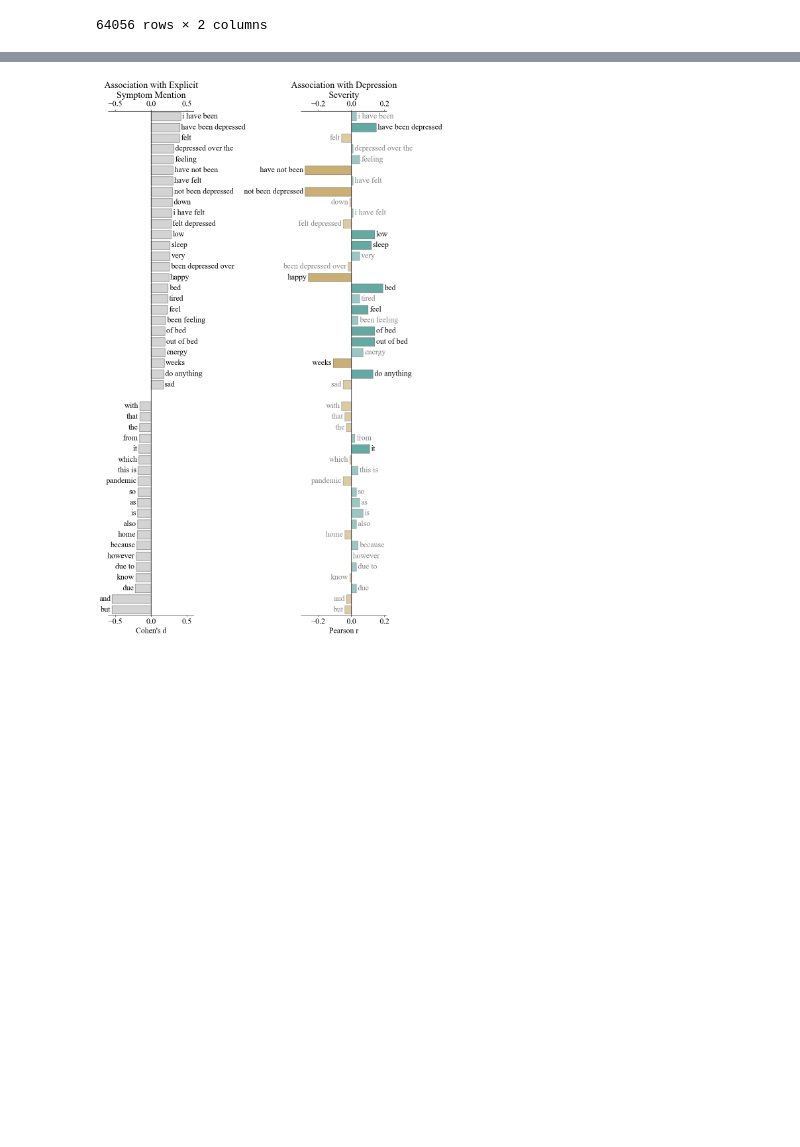
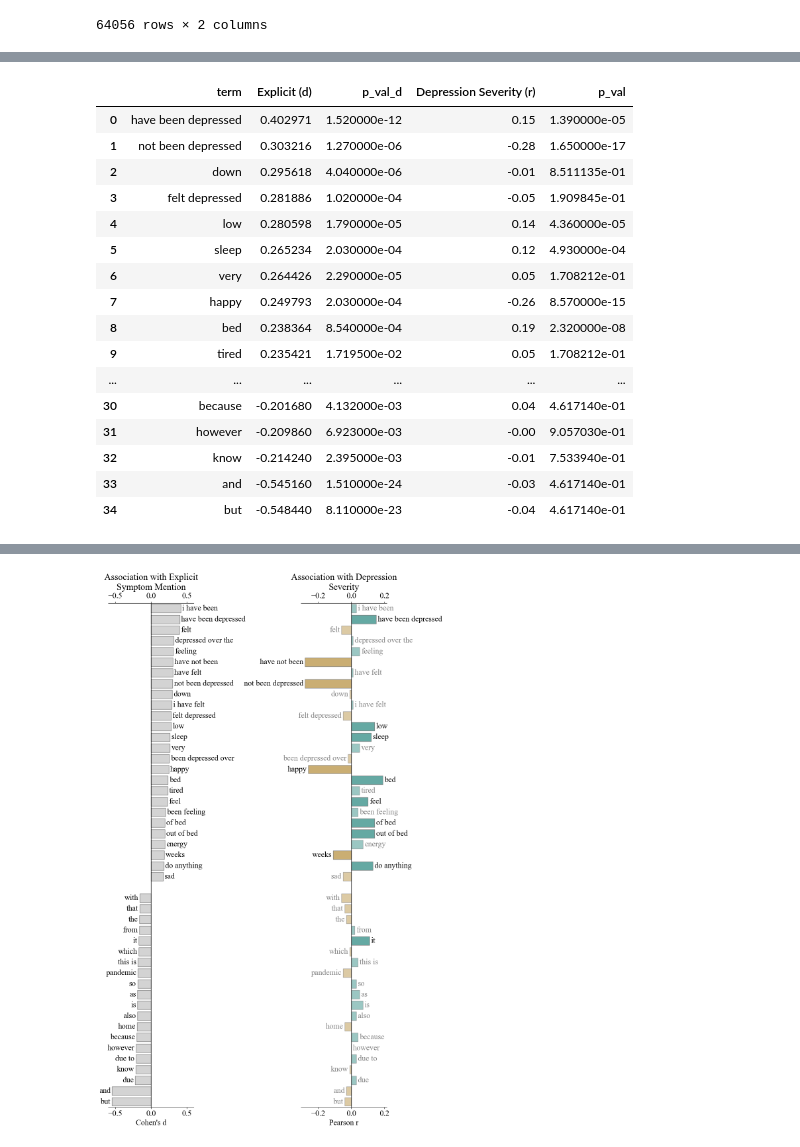
Before and after one commit to adithya8/gpt4-depression-schema, a Jupyter notebook: analysis/explicit_word_analysis.ipynb, the cells around one changed output, grey strips where cells are left out. Saved outputs shown, nothing was run; the diff lists cells and outputs as text; code cells hidden in the pictures; blank space fills up the shorter version.

```diff
--- a/analysis/explicit_word_analysis.ipynb
+++ b/analysis/explicit_word_analysis.ipynb
@@ -710,0 +725,23 @@ plt.show()
+# %%
+row_idx_to_drop = [0, 2, 3, 4, 5, 8, 13]
+row_idx = list(set(range(merged_df.shape[0])) - set(row_idx_to_drop))
+merged_df_manualfilter = merged_df.iloc[row_idx].reset_index(drop=True)
+merged_df_manualfilter
+# %% [output]
+|  | term | Explicit (d) | p_val_d | Depression Severity (r) | p_val |
+| 0 | have been depressed | 0.402971 | 1.520000e-12 | 0.15 | 1.390000e-05 |
+| 1 | not been depressed | 0.303216 | 1.270000e-06 | -0.28 | 1.650000e-17 |
+| 2 | down | 0.295618 | 4.040000e-06 | -0.01 | 8.511135e-01 |
+| 3 | felt depressed | 0.281886 | 1.020000e-04 | -0.05 | 1.909845e-01 |
+| 4 | low | 0.280598 | 1.790000e-05 | 0.14 | 4.360000e-05 |
+| 5 | sleep | 0.265234 | 2.030000e-04 | 0.12 | 4.930000e-04 |
+| 6 | very | 0.264426 | 2.290000e-05 | 0.05 | 1.708212e-01 |
+| 7 | happy | 0.249793 | 2.030000e-04 | -0.26 | 8.570000e-15 |
+| 8 | bed | 0.238364 | 8.540000e-04 | 0.19 | 2.320000e-08 |
+| 9 | tired | 0.235421 | 1.719500e-02 | 0.05 | 1.708212e-01 |
+| ... | ... | ... | ... | ... | ... |
+| 30 | because | -0.201680 | 4.132000e-03 | 0.04 | 4.617140e-01 |
+| 31 | however | -0.209860 | 6.923000e-03 | -0.00 | 9.057030e-01 |
+| 32 | know | -0.214240 | 2.395000e-03 | -0.01 | 7.533940e-01 |
+| 33 | and | -0.545160 | 1.510000e-24 | -0.03 | 4.617140e-01 |
+| 34 | but | -0.548440 | 8.110000e-23 | -0.04 | 4.617140e-01 |
```
Also changed, not shown: parts of 15 cells of this notebook, 6 other files.
